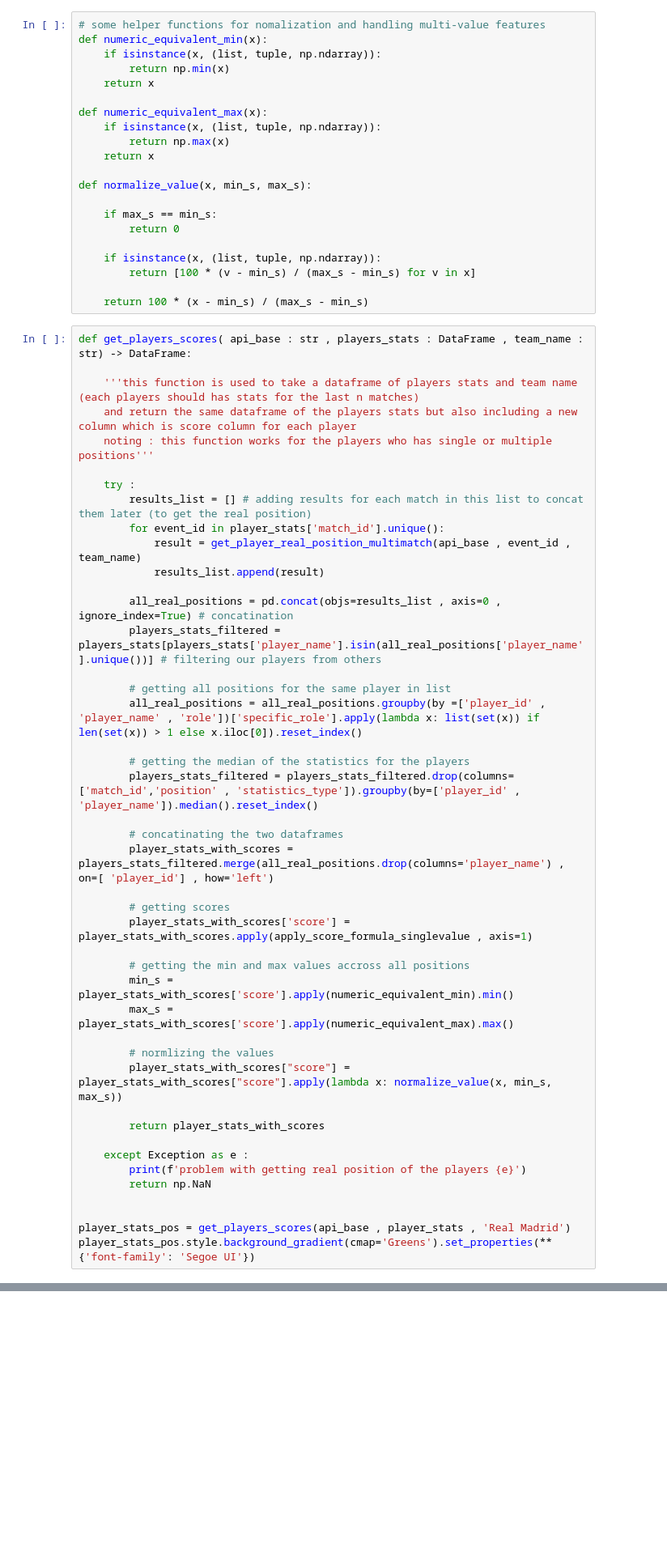
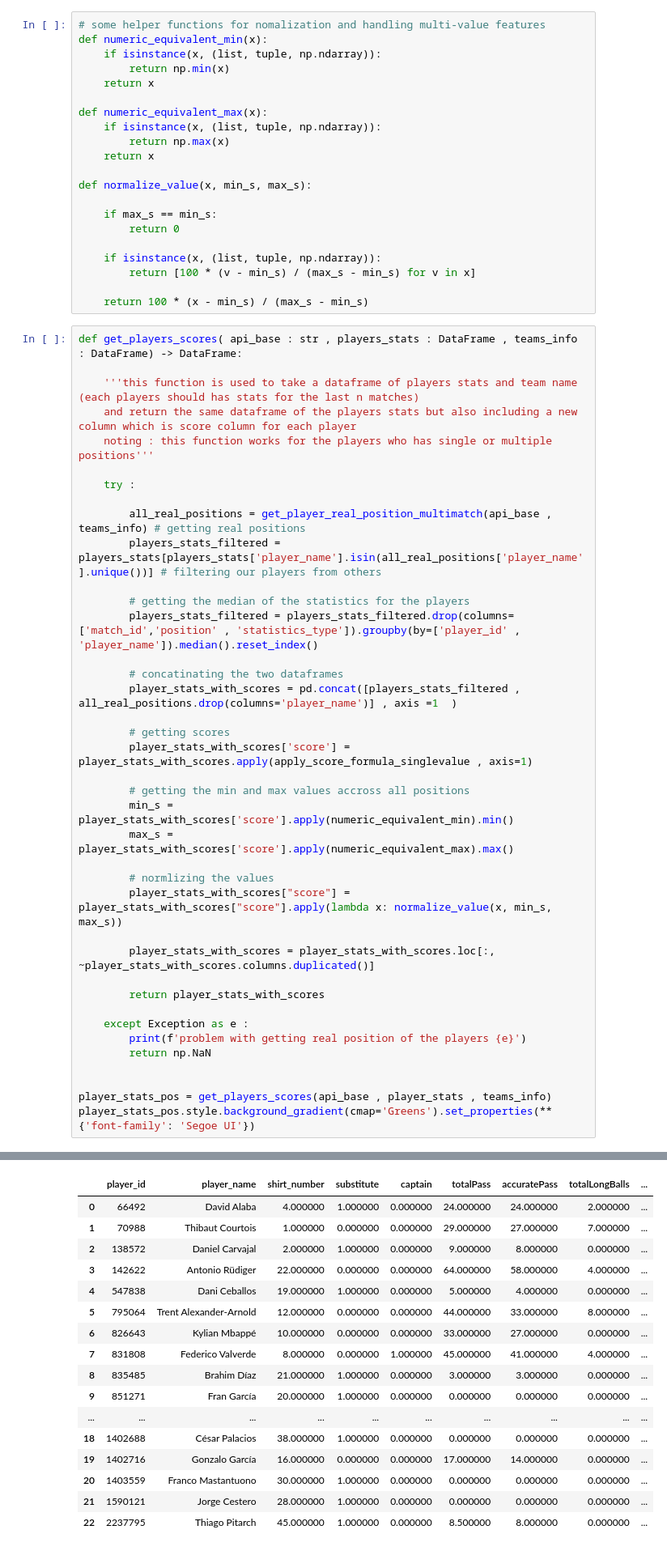
Before and after one commit to AI-Assistant-for-Football-Tactical/AI, a Jupyter notebook: pre_match.ipynb, the cells around one changed output, grey strips where cells are left out. Shown at 81% size. Cells and saved outputs as stored; diff of their text form; blank space fills up the shorter version.

Commit message:
modifing score function to get along with the new real position function

```diff
--- a/pre_match.ipynb
+++ b/pre_match.ipynb
@@ -1262,29 +1296,22 @@ def normalize_value(x, min_s, max_s):
 
     return 100 * (x - min_s) / (max_s - min_s)
 # %%
-def get_players_scores( api_base : str , players_stats : DataFrame , team_name : str) -> DataFrame:
+def get_players_scores( api_base : str , players_stats : DataFrame , teams_info : DataFrame) -> DataFrame:
 
     '''this function is used to take a dataframe of players stats and team name (each players should has stats for the last n matches)
     and return the same dataframe of the players stats but also including a new column which is score column for each player
     noting : this function works for the players who has single or multiple positions'''
 
     try :
-        results_list = [] # adding results for each match in this list to concat them later (to get the real position)
-        for event_id in player_stats['match_id'].unique():
-            result = get_player_real_position_multimatch(api_base , event_id , team_name)
-            results_list.append(result)
 
-        all_real_positions = pd.concat(objs=results_list , axis=0 , ignore_index=True) # concatination
+        all_real_positions = get_player_real_position_multimatch(api_base , teams_info) # getting real positions
         players_stats_filtered = players_stats[players_stats['player_name'].isin(all_real_positions['player_name'].unique())] # filtering our players from others
-
-        # getting all positions for the same player in list
-        all_real_positions = all_real_positions.groupby(by =['player_id' , 'player_name' , 'role'])['specific_role'].apply(lambda x: list(set(x)) if len(set(x)) > 1 else x.iloc[0]).reset_index()
 
         # getting the median of the statistics for the players
         players_stats_filtered = players_stats_filtered.drop(columns=['match_id','position' , 'statistics_type']).groupby(by=['player_id' , 'player_name']).median().reset_index()
 
         # concatinating the two dataframes
-        player_stats_with_scores = players_stats_filtered.merge(all_real_positions.drop(columns='player_name') , on=[ 'player_id'] , how='left')
+        player_stats_with_scores = pd.concat([players_stats_filtered , all_real_positions.drop(columns='player_name')] , axis =1  )
 
         # getting scores
         player_stats_with_scores['score'] = player_stats_with_scores.apply(apply_score_formula_singlevalue , axis=1)
@@ -1296,6 +1323,8 @@ def get_players_scores( api_base : str , players_stats : DataFrame , team_name :
         # normlizing the values
         player_stats_with_scores["score"] = player_stats_with_scores["score"].apply(lambda x: normalize_value(x, min_s, max_s))
 
+        player_stats_with_scores = player_stats_with_scores.loc[:, ~player_stats_with_scores.columns.duplicated()]
+
         return player_stats_with_scores
 
     except Exception as e :
@@ -1303,6 +1332,6 @@ def get_players_scores( api_base : str , players_stats : DataFrame , team_name :
         return np.NaN
 
 
-player_stats_pos = get_players_scores(api_base , player_stats , 'Real Madrid')
+player_stats_pos = get_players_scores(api_base , player_stats , teams_info)
 player_stats_pos.style.background_gradient(cmap='Greens').set_properties(**{'font-family': 'Segoe UI'})
 # %% [output]
@@ -1311,3 +1339,20 @@ AttributeError: 'float' object has no attribute 'style'
+|  | player_id | player_name | shirt_number | substitute | captain | totalPass | accuratePass | totalLongBalls | ... |
+| 0 | 66492 | David Alaba | 4.000000 | 1.000000 | 0.000000 | 24.000000 | 24.000000 | 2.000000 | ... |
+| 1 | 70988 | Thibaut Courtois | 1.000000 | 0.000000 | 0.000000 | 29.000000 | 27.000000 | 7.000000 | ... |
+| 2 | 138572 | Daniel Carvajal | 2.000000 | 1.000000 | 0.000000 | 9.000000 | 8.000000 | 0.000000 | ... |
+| 3 | 142622 | Antonio Rüdiger | 22.000000 | 0.000000 | 0.000000 | 64.000000 | 58.000000 | 4.000000 | ... |
+| 4 | 547838 | Dani Ceballos | 19.000000 | 1.000000 | 0.000000 | 5.000000 | 4.000000 | 0.000000 | ... |
+| 5 | 795064 | Trent Alexander-Arnold | 12.000000 | 0.000000 | 0.000000 | 44.000000 | 33.000000 | 8.000000 | ... |
+| 6 | 826643 | Kylian Mbappé | 10.000000 | 0.000000 | 0.000000 | 33.000000 | 27.000000 | 0.000000 | ... |
+| 7 | 831808 | Federico Valverde | 8.000000 | 0.000000 | 1.000000 | 45.000000 | 41.000000 | 4.000000 | ... |
+| 8 | 835485 | Brahim Díaz | 21.000000 | 1.000000 | 0.000000 | 3.000000 | 3.000000 | 0.000000 | ... |
+| 9 | 851271 | Fran García | 20.000000 | 1.000000 | 0.000000 | 0.000000 | 0.000000 | 0.000000 | ... |
+| ... | ... | ... | ... | ... | ... | ... | ... | ... | ... |
+| 18 | 1402688 | César Palacios | 38.000000 | 1.000000 | 0.000000 | 0.000000 | 0.000000 | 0.000000 | ... |
+| 19 | 1402716 | Gonzalo García | 16.000000 | 0.000000 | 0.000000 | 17.000000 | 14.000000 | 0.000000 | ... |
+| 20 | 1403559 | Franco Mastantuono | 30.000000 | 1.000000 | 0.000000 | 0.000000 | 0.000000 | 0.000000 | ... |
+| 21 | 1590121 | Jorge Cestero | 28.000000 | 1.000000 | 0.000000 | 0.000000 | 0.000000 | 0.000000 | ... |
+| 22 | 2237795 | Thiago Pitarch | 45.000000 | 1.000000 | 0.000000 | 8.500000 | 8.000000 | 0.000000 | ... |
 # %%
 def get_players_scores( api_base : str , players_stats : DataFrame , team_name : str) -> DataFrame:
 
```
Also changed, not shown: parts of 5 cells of this notebook.
